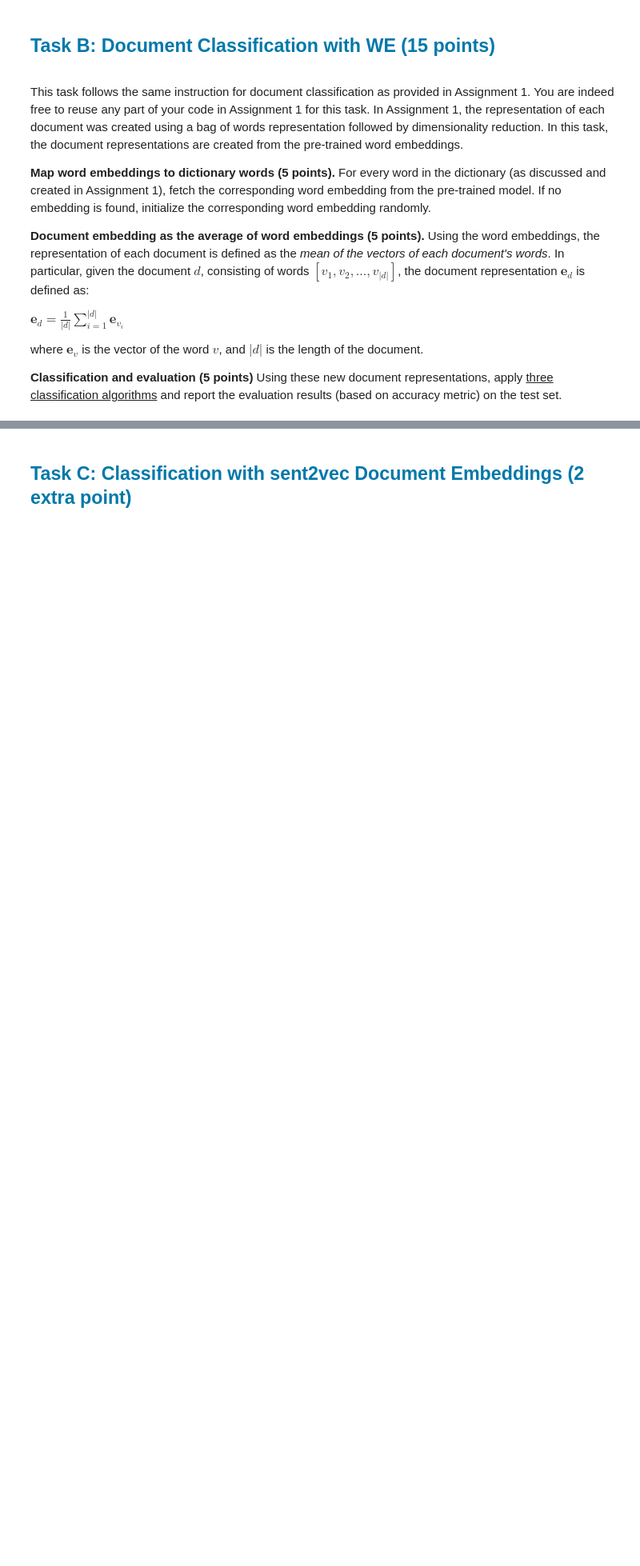
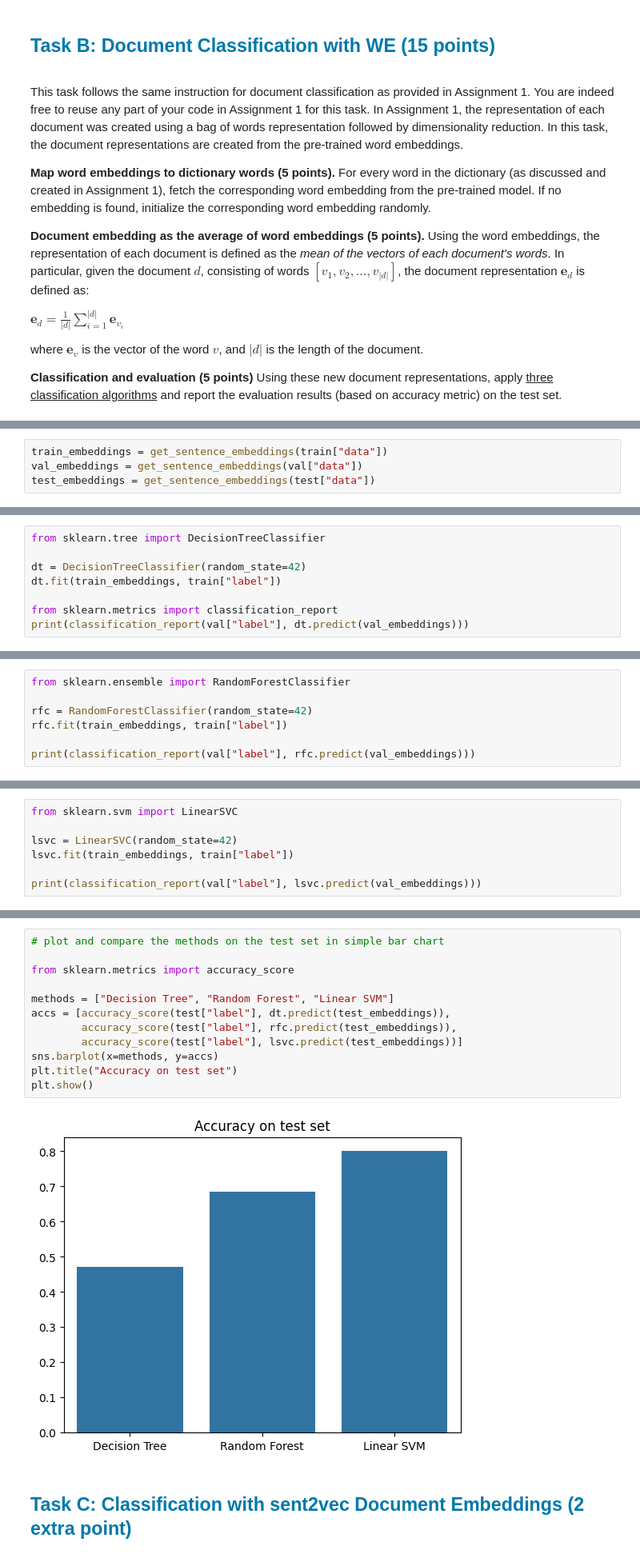
Before and after one commit to th3lias/Natural-Language-Processing, a Jupyter notebook: Assignment 2/Assignment2.ipynb, the cells around one changed output, grey strips where cells are left out. Shown: that part at 80% size. Drawn from its saved outputs; the diff is of its cells as text; blank space fills up the shorter version.

```diff
--- a/Assignment 2/Assignment2.ipynb
+++ b/Assignment 2/Assignment2.ipynb
@@ -442,0 +487,4 @@ where $\mathbf{e}_{v}$ is the vector of the word $v$, and $|d|$ is the length of
+# %%
+train_embeddings = get_sentence_embeddings(train["data"])
+val_embeddings = get_sentence_embeddings(val["data"])
+test_embeddings = get_sentence_embeddings(test["data"])
@@ -442,0 +497,8 @@ where $\mathbf{e}_{v}$ is the vector of the word $v$, and $|d|$ is the length of
+# %%
+from sklearn.tree import DecisionTreeClassifier
+
+dt = DecisionTreeClassifier(random_state=42)
+dt.fit(train_embeddings, train["label"])
+
+from sklearn.metrics import classification_report
+print(classification_report(val["label"], dt.predict(val_embeddings)))
@@ -442,0 +524,7 @@ where $\mathbf{e}_{v}$ is the vector of the word $v$, and $|d|$ is the length of
+# %%
+from sklearn.ensemble import RandomForestClassifier
+
+rfc = RandomForestClassifier(random_state=42)
+rfc.fit(train_embeddings, train["label"])
+
+print(classification_report(val["label"], rfc.predict(val_embeddings)))
@@ -442,0 +550,7 @@ where $\mathbf{e}_{v}$ is the vector of the word $v$, and $|d|$ is the length of
+# %%
+from sklearn.svm import LinearSVC
+
+lsvc = LinearSVC(random_state=42)
+lsvc.fit(train_embeddings, train["label"])
+
+print(classification_report(val["label"], lsvc.predict(val_embeddings)))
@@ -443,3 +576,17 @@ where $\mathbf{e}_{v}$ is the vector of the word $v$, and $|d|$ is the length of
+# %%
+# plot and compare the methods on the test set in simple bar chart
+
+from sklearn.metrics import accuracy_score
+
+methods = ["Decision Tree", "Random Forest", "Linear SVM"]
+accs = [accuracy_score(test["label"], dt.predict(test_embeddings)),
+        accuracy_score(test["label"], rfc.predict(test_embeddings)),
+        accuracy_score(test["label"], lsvc.predict(test_embeddings))]
+sns.barplot(x=methods, y=accs)
+plt.title("Accuracy on test set")
+plt.show()
+# %% [output]
+[figure, added]
 # %% [markdown]
 <a name="section-taskC"></a><h2 style="color:rgb(0,120,170)">Task C: Classification with sent2vec Document Embeddings (2 extra point)</h2>
 # %% [markdown]
```
Also changed, not shown: parts of 15 cells of this notebook, 2 other files.
